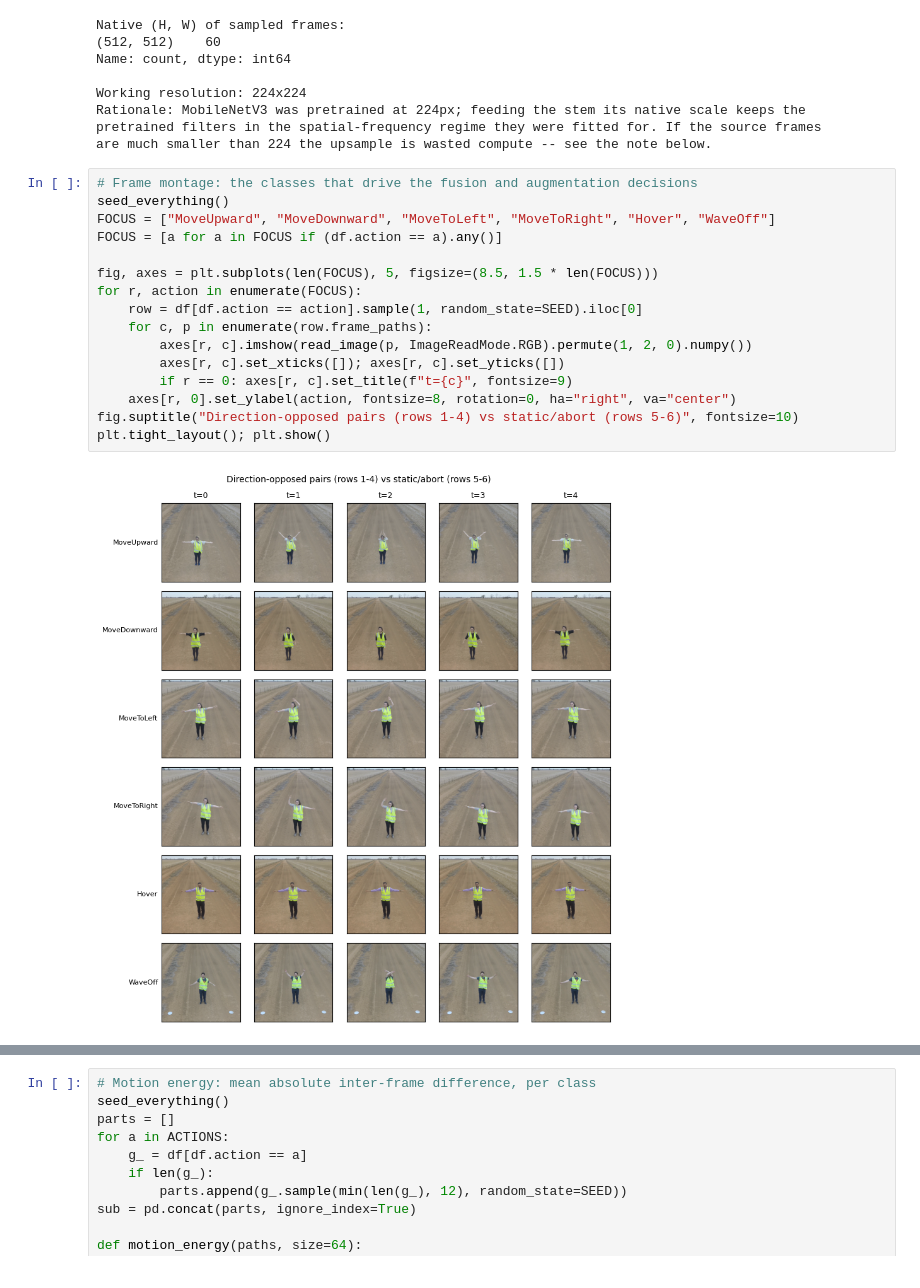
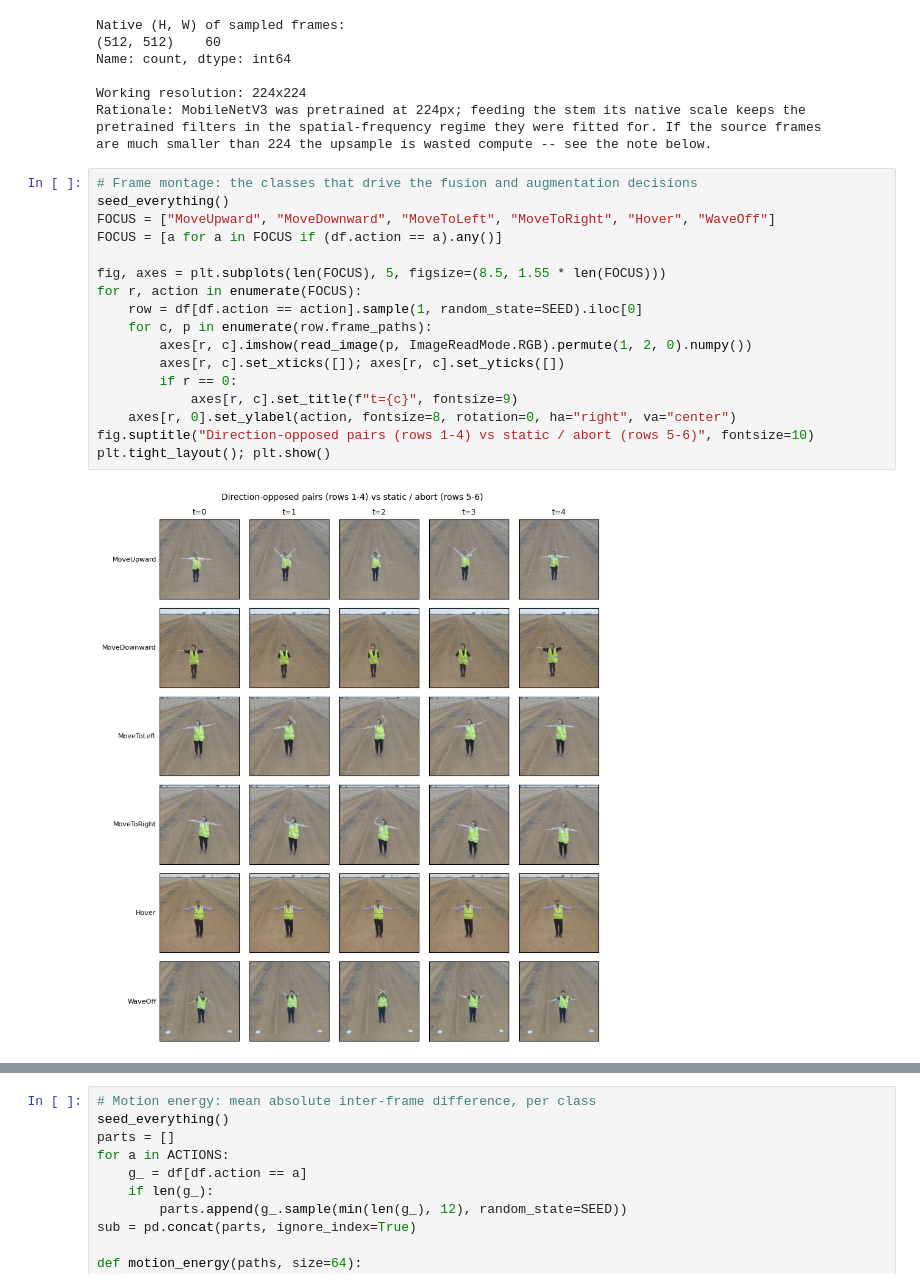
Before and after one commit to chathrakaCR/HandSignal-Classifier-Deep-Learning-Assignment-01, a Jupyter notebook: Assignment_01.ipynb, the cells around one changed output, grey strips where cells are left out. Cells and saved outputs as stored; diff of their text form.

```diff
--- a/Assignment_01.ipynb
+++ b/Assignment_01.ipynb
@@ -278,18 +278,19 @@ are much smaller than 224 the upsample is wasted compute -- see the note below.
 # %%
 # Frame montage: the classes that drive the fusion and augmentation decisions
 seed_everything()
 FOCUS = ["MoveUpward", "MoveDownward", "MoveToLeft", "MoveToRight", "Hover", "WaveOff"]
 FOCUS = [a for a in FOCUS if (df.action == a).any()]
 
-fig, axes = plt.subplots(len(FOCUS), 5, figsize=(8.5, 1.5 * len(FOCUS)))
+fig, axes = plt.subplots(len(FOCUS), 5, figsize=(8.5, 1.55 * len(FOCUS)))
 for r, action in enumerate(FOCUS):
     row = df[df.action == action].sample(1, random_state=SEED).iloc[0]
     for c, p in enumerate(row.frame_paths):
         axes[r, c].imshow(read_image(p, ImageReadMode.RGB).permute(1, 2, 0).numpy())
         axes[r, c].set_xticks([]); axes[r, c].set_yticks([])
-        if r == 0: axes[r, c].set_title(f"t={c}", fontsize=9)
+        if r == 0:
+            axes[r, c].set_title(f"t={c}", fontsize=9)
     axes[r, 0].set_ylabel(action, fontsize=8, rotation=0, ha="right", va="center")
-fig.suptitle("Direction-opposed pairs (rows 1-4) vs static/abort (rows 5-6)", fontsize=10)
+fig.suptitle("Direction-opposed pairs (rows 1-4) vs static / abort (rows 5-6)", fontsize=10)
 plt.tight_layout(); plt.show()
 # %% [output]
-[figure, old version]
+[figure, new version]
```
Also changed, not shown: parts of 9 cells of this notebook.
